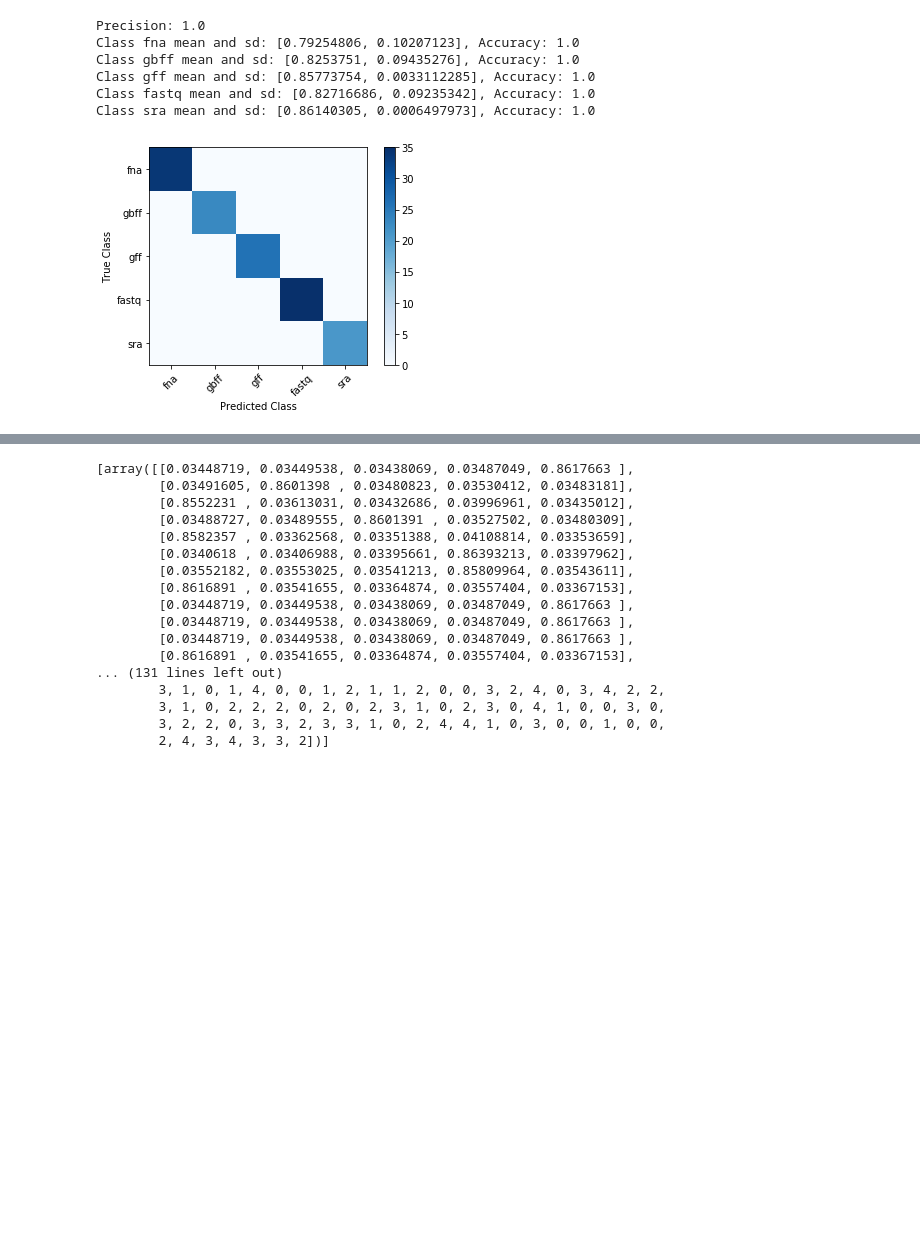
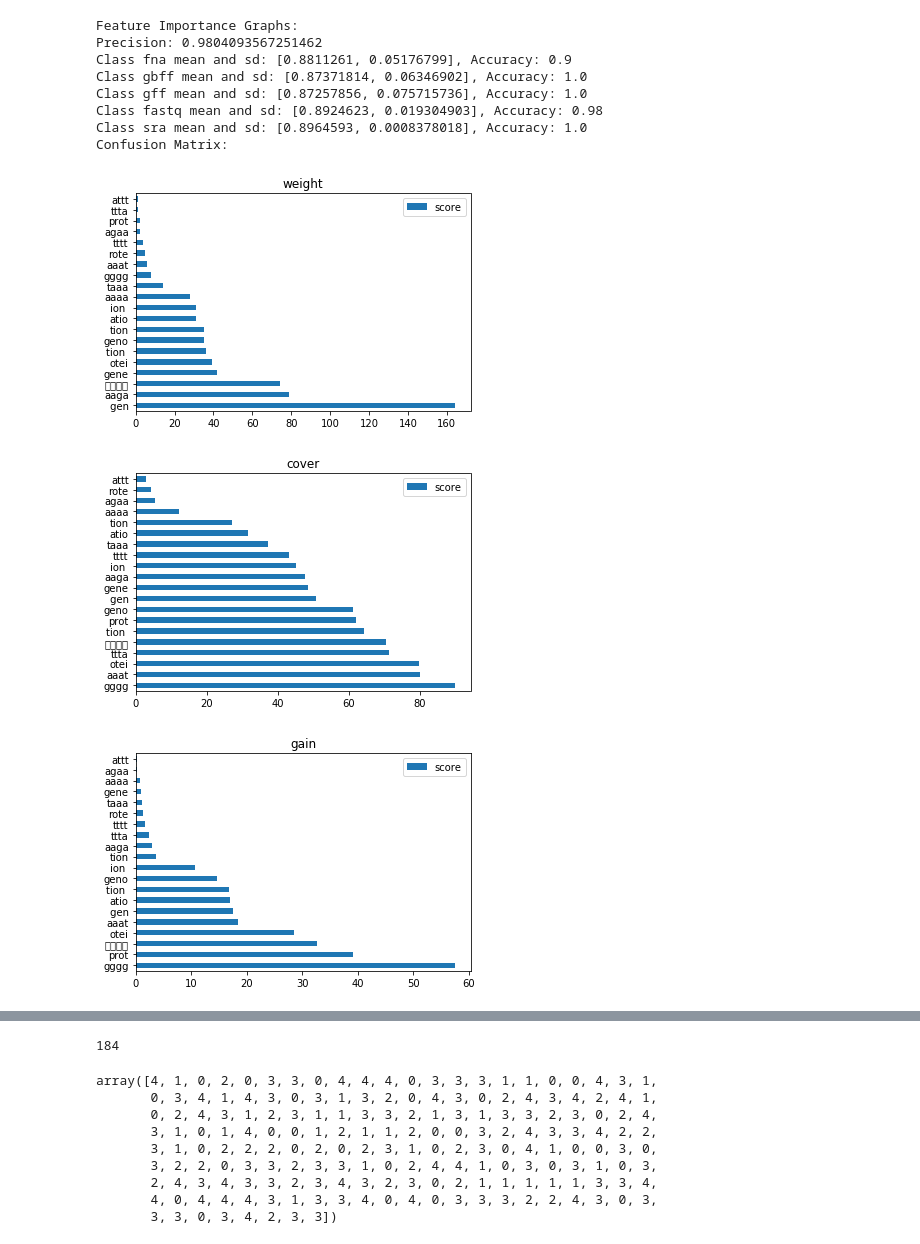
Before and after one commit to bigsoftcms/MirrorFileClassification, a Jupyter notebook: FileClassificationEx.ipynb, the cells around one changed output, grey strips where cells are left out. Drawn from its saved outputs; the diff is of its cells as text; code cells hidden in the pictures; blank space fills up the shorter version.

Commit message:
Changed Vocabulary Selection Method. Builds a fixed # of words per class.

```diff
--- a/FileClassificationEx.ipynb
+++ b/FileClassificationEx.ipynb
@@ -275,12 +294,11 @@ param = {
     'objective': 'multi:softprob',  # error evaluation for multiclass training
     'num_class': len(filetype),  # the number of classes that exist in this datset
     'booster' : 'dart', # Dropout added
-    'rate_drop' : 0.3, #Dropout Rate
-    'skip_drop' : 0.5 # Probability of skipping Dropout
+    'rate_drop' : 0.4, #Dropout Rate
+    'skip_drop' : 0.4 # Probability of skipping Dropout
     }
-num_round = 40
-ngram_range = (4,8)
-max_features = 60
-fit_split = [0.21, 0.31, 0.34, 0.12, 0.02]
+num_round = 40 # Number of rounds we train our XGB Classifier
+ngram_range = (4,8) # Character length we search by for Tfidf
+max_features = 10 # Vocab Words Per File Class
 Dataset = data_iterable
-ttsplit = 0.25
+ttsplit = 0.33 # Train/Test Split Percentage
@@ -293,0 +305,4 @@ Character Vectorizer Loaded
+# %%
+X_train, X_test, y_train, y_test = Data_Splitter(Dataset, ttsplit)
+# %%
+dat2_train, dat2_test = Char_vectorizer2(X_train, y_train, X_test, y_test, filetype, ngram_range, max_features, load = False)
@@ -294,4 +313,4 @@ Character Vectorizer Loaded
 # %%
-model = TrainFileClassifier(param, num_round, dat_train, load = False, output = False)
+model2 = TrainFileClassifier(param, num_round, dat2_train, load = False, output = False)
 # %% [output]
 Training Model...
@@ -305,12 +324,16 @@ Parameters: { silent } might not be used.
 
 Model Saved
 # %%
-TestFileClassifier(model, dat_test, filetype, orig_y_test, output = True)
+TestFileClassifier(model2, dat2_test, filetype, y_test, output = True)
 # %% [output]
-Precision: 1.0
-Class fna mean and sd: [0.79254806, 0.10207123], Accuracy: 1.0
-Class gbff mean and sd: [0.8253751, 0.09435276], Accuracy: 1.0
-Class gff mean and sd: [0.85773754, 0.0033112285], Accuracy: 1.0
-Class fastq mean and sd: [0.82716686, 0.09235342], Accuracy: 1.0
-Class sra mean and sd: [0.86140305, 0.0006497973], Accuracy: 1.0
+Feature Importance Graphs:
+Precision: 0.9804093567251462
+Class fna mean and sd: [0.8811261, 0.05176799], Accuracy: 0.9
+Class gbff mean and sd: [0.87371814, 0.06346902], Accuracy: 1.0
+Class gff mean and sd: [0.87257856, 0.075715736], Accuracy: 1.0
+Class fastq mean and sd: [0.8924623, 0.019304903], Accuracy: 0.98
+Class sra mean and sd: [0.8964593, 0.0008378018], Accuracy: 1.0
+Confusion Matrix:
-[figure, old version]
+[figure, new version]
+[figure, added]
+[figure, added]
@@ -317,17 +341,10 @@ Class sra mean and sd: [0.86140305, 0.0006497973], Accuracy: 1.0
-[array([[0.03448719, 0.03449538, 0.03438069, 0.03487049, 0.8617663 ],
-        [0.03491605, 0.8601398 , 0.03480823, 0.03530412, 0.03483181],
-        [0.8552231 , 0.03613031, 0.03432686, 0.03996961, 0.03435012],
-        [0.03488727, 0.03489555, 0.8601391 , 0.03527502, 0.03480309],
-        [0.8582357 , 0.03362568, 0.03351388, 0.04108814, 0.03353659],
-        [0.0340618 , 0.03406988, 0.03395661, 0.86393213, 0.03397962],
-        [0.03552182, 0.03553025, 0.03541213, 0.85809964, 0.03543611],
-        [0.8616891 , 0.03541655, 0.03364874, 0.03557404, 0.03367153],
-        [0.03448719, 0.03449538, 0.03438069, 0.03487049, 0.8617663 ],
-        [0.03448719, 0.03449538, 0.03438069, 0.03487049, 0.8617663 ],
-        [0.03448719, 0.03449538, 0.03438069, 0.03487049, 0.8617663 ],
-        [0.8616891 , 0.03541655, 0.03364874, 0.03557404, 0.03367153],
-... (131 lines left out)
-        3, 1, 0, 1, 4, 0, 0, 1, 2, 1, 1, 2, 0, 0, 3, 2, 4, 0, 3, 4, 2, 2,
-        3, 1, 0, 2, 2, 2, 0, 2, 0, 2, 3, 1, 0, 2, 3, 0, 4, 1, 0, 0, 3, 0,
-        3, 2, 2, 0, 3, 3, 2, 3, 3, 1, 0, 2, 4, 4, 1, 0, 3, 0, 0, 1, 0, 0,
-        2, 4, 3, 4, 3, 3, 2])]
+184
+array([4, 1, 0, 2, 0, 3, 3, 0, 4, 4, 4, 0, 3, 3, 3, 1, 1, 0, 0, 4, 3, 1,
+       0, 3, 4, 1, 4, 3, 0, 3, 1, 3, 2, 0, 4, 3, 0, 2, 4, 3, 4, 2, 4, 1,
+       0, 2, 4, 3, 1, 2, 3, 1, 1, 3, 3, 2, 1, 3, 1, 3, 3, 2, 3, 0, 2, 4,
+       3, 1, 0, 1, 4, 0, 0, 1, 2, 1, 1, 2, 0, 0, 3, 2, 4, 3, 3, 4, 2, 2,
+       3, 1, 0, 2, 2, 2, 0, 2, 0, 2, 3, 1, 0, 2, 3, 0, 4, 1, 0, 0, 3, 0,
+       3, 2, 2, 0, 3, 3, 2, 3, 3, 1, 0, 2, 4, 4, 1, 0, 3, 0, 3, 1, 0, 3,
+       2, 4, 3, 4, 3, 3, 2, 3, 4, 3, 2, 3, 0, 2, 1, 1, 1, 1, 1, 3, 3, 4,
+       4, 0, 4, 4, 4, 3, 1, 3, 3, 4, 0, 4, 0, 3, 3, 3, 2, 2, 4, 3, 0, 3,
+       3, 3, 0, 3, 4, 2, 3, 3])
```
Also changed, not shown: parts of 21 cells of this notebook.
